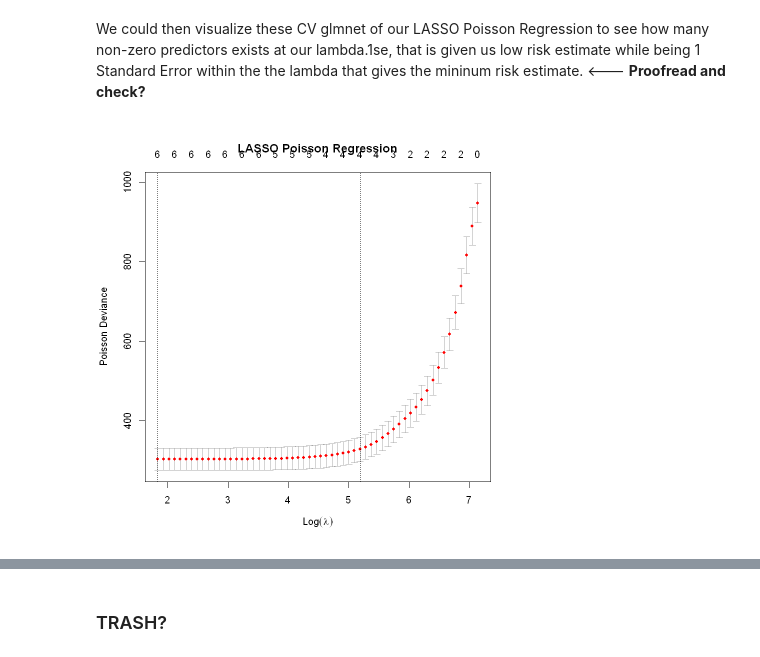
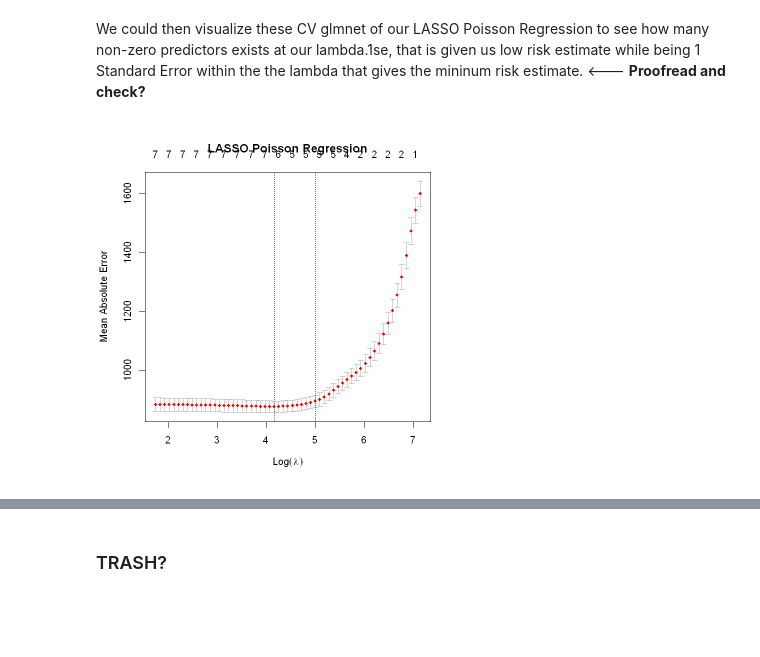
Before and after one commit to tonyliang19/stat301-group-project, a Jupyter notebook: src/methods_tony.ipynb, the cells around one changed output, grey strips where cells are left out. Cells and saved outputs as stored; diff of their text form; code cells hidden in the pictures; blank space fills up the shorter version.

```diff
--- a/src/methods_tony.ipynb
+++ b/src/methods_tony.ipynb
@@ -297,21 +306,29 @@ We only care about predictive performance of the optimal model, hence we would g
 **Note**: Poisson Regression do not belongs to the gaussian family, hence we could not use any of MSE measurements to estimate the loss, and will then use deviance instead as the measurement.
 # %%
 # retrieve X and y matrix to ease our calculations
-X <- bike_train %>% select (-cnt)
-X <- apply(X, 2, as.numeric)
-Y <- bike_train$cnt
+# X matrix
+X_train <- model.matrix(cnt ~ . , bike_train)[,-1]
+#X_train <- bike_train %>% select (-cnt)
+#X_train <- apply(X, 2, as.numeric)
+# Y response
+Y_train <- bike_train$cnt
 
 # Fit a CV of LASSO Poisson Regression
 # to find optimal lambda that give us best predictive score
 cv_lasso <- cv.glmnet(
-    x = X,
-    y = Y,
+    x = X_train,
+    y = Y_train,
     family = "poisson",
-    fold = 10
+    nfolds = 10,
+    alpha = 1,
+    type.measure = "mae"
     )
 # %% [markdown]
 We could then visualize these CV glmnet of our LASSO Poisson Regression to see how many non-zero predictors exists at our lambda.1se, that is given us low risk estimate while being 1 Standard Error within the the lambda that gives the mininum risk estimate. <--- **Proofread and check?**
 # %%
+# change size of plot
+options(repr.plot.width = 6, repr.plot.height = 6)
+# plot the cv glmnet with deviance vs log lambda
 plot(cv_lasso, main = "LASSO Poisson Regression")
 # %% [output]
-[figure, old version]
+[figure, new version]
```
Also changed, not shown: parts of 11 cells of this notebook.
